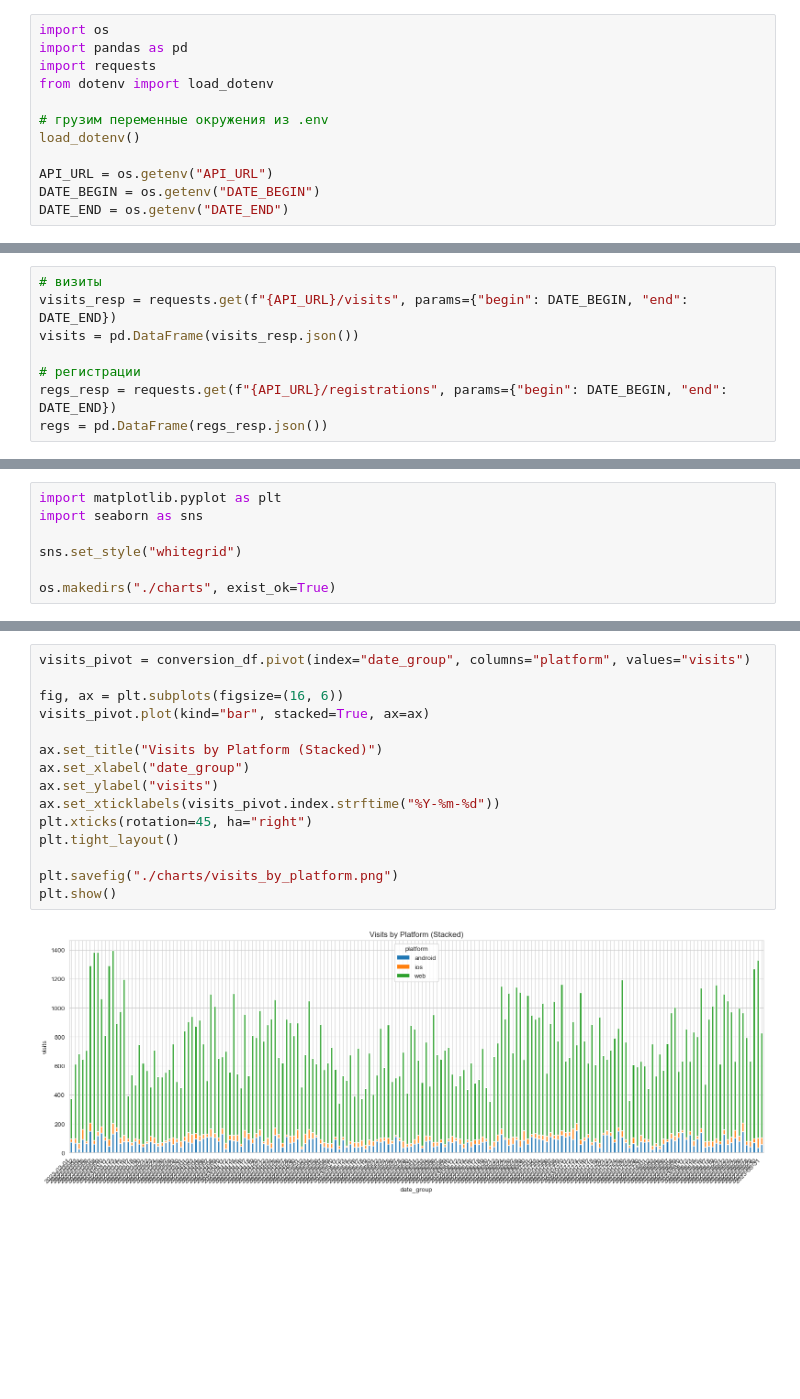
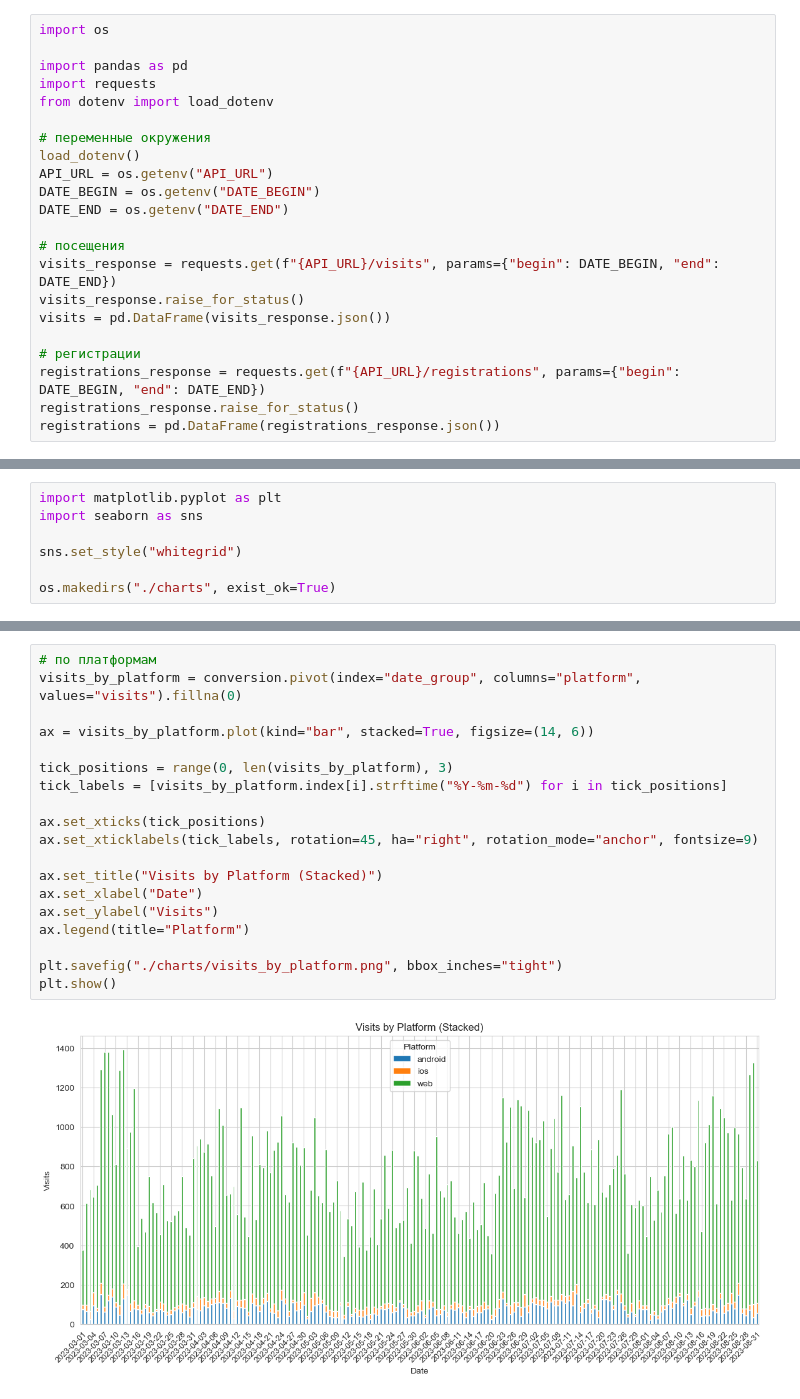
Before and after one commit to aManAndCode/data-analytics-project-100, a Jupyter notebook: charts_project.ipynb, the cells around one changed output, grey strips where cells are left out. Saved outputs shown, nothing was run; the diff lists cells and outputs as text; blank space fills up the shorter version.

```diff
--- a/charts_project.ipynb
+++ b/charts_project.ipynb
@@ -16,12 +9,22 @@
 # %%
 import os
+
 import pandas as pd
 import requests
 from dotenv import load_dotenv
 
-# грузим переменные окружения из .env
+# переменные окружения
 load_dotenv()
-
 API_URL = os.getenv("API_URL")
 DATE_BEGIN = os.getenv("DATE_BEGIN")
 DATE_END = os.getenv("DATE_END")
+
+# посещения
+visits_response = requests.get(f"{API_URL}/visits", params={"begin": DATE_BEGIN, "end": DATE_END})
+visits_response.raise_for_status()
+visits = pd.DataFrame(visits_response.json())
+
+# регистрации
+registrations_response = requests.get(f"{API_URL}/registrations", params={"begin": DATE_BEGIN, "end": DATE_END})
+registrations_response.raise_for_status()
+registrations = pd.DataFrame(registrations_response.json())
@@ -30,9 +31 @@ DATE_END = os.getenv("DATE_END")
-# %%
-# визиты
-visits_resp = requests.get(f"{API_URL}/visits", params={"begin": DATE_BEGIN, "end": DATE_END})
-visits = pd.DataFrame(visits_resp.json())
-
-# регистрации
-regs_resp = requests.get(f"{API_URL}/registrations", params={"begin": DATE_BEGIN, "end": DATE_END})
-regs = pd.DataFrame(regs_resp.json())
 # %% [markdown]
@@ -117,17 +113,21 @@ plt.show()
 # %%
-visits_pivot = conversion_df.pivot(index="date_group", columns="platform", values="visits")
+# по платформам
+visits_by_platform = conversion.pivot(index="date_group", columns="platform", values="visits").fillna(0)
 
-fig, ax = plt.subplots(figsize=(16, 6))
-visits_pivot.plot(kind="bar", stacked=True, ax=ax)
+ax = visits_by_platform.plot(kind="bar", stacked=True, figsize=(14, 6))
+
+tick_positions = range(0, len(visits_by_platform), 3)
+tick_labels = [visits_by_platform.index[i].strftime("%Y-%m-%d") for i in tick_positions]
+
+ax.set_xticks(tick_positions)
+ax.set_xticklabels(tick_labels, rotation=45, ha="right", rotation_mode="anchor", fontsize=9)
 
 ax.set_title("Visits by Platform (Stacked)")
-ax.set_xlabel("date_group")
-ax.set_ylabel("visits")
-ax.set_xticklabels(visits_pivot.index.strftime("%Y-%m-%d"))
-plt.xticks(rotation=45, ha="right")
-plt.tight_layout()
+ax.set_xlabel("Date")
+ax.set_ylabel("Visits")
+ax.legend(title="Platform")
 
-plt.savefig("./charts/visits_by_platform.png")
+plt.savefig("./charts/visits_by_platform.png", bbox_inches="tight")
 plt.show()
 # %% [output]
-[figure, old version]
+[figure, new version]
```
Also changed, not shown: parts of 44 cells of this notebook, 10 other files.
